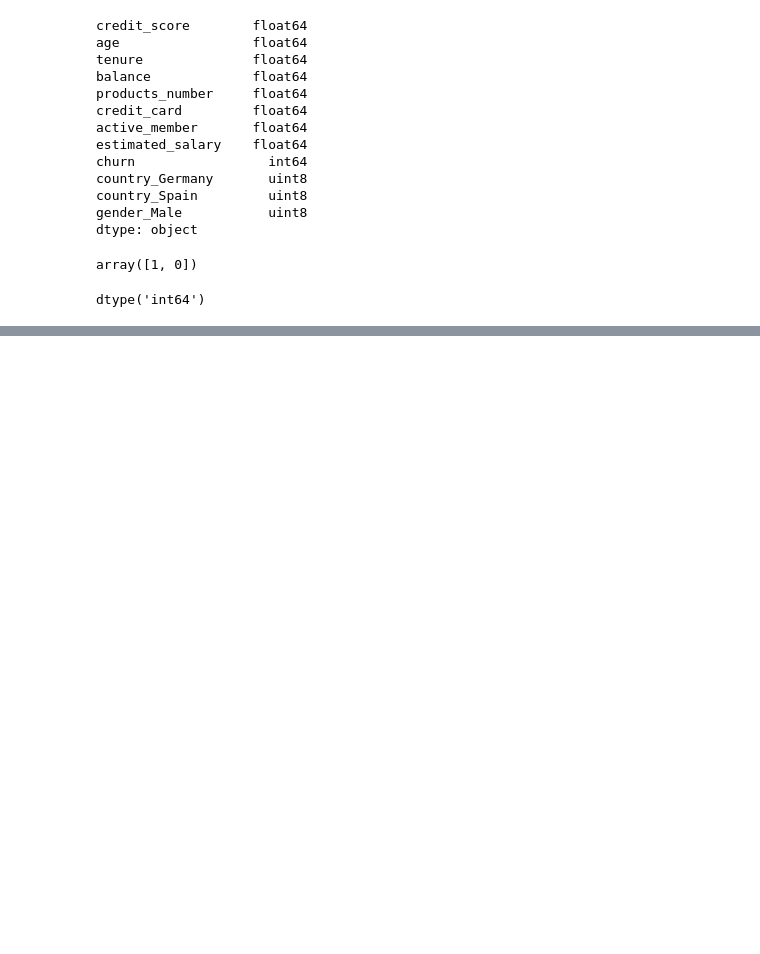
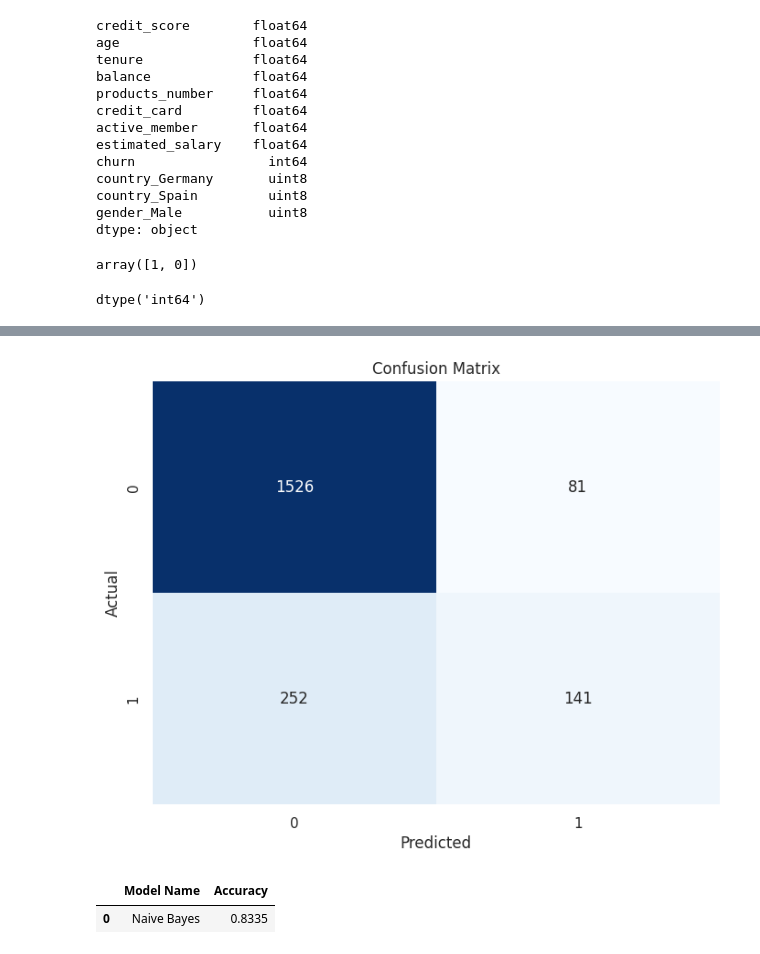
Before and after one commit to DHub6/UAS_DATAMINING, a Jupyter notebook: 201220092_UAS.ipynb, the cells around one changed output, grey strips where cells are left out. Cells and saved outputs as stored; diff of their text form; code cells hidden in the pictures; blank space fills up the shorter version.

```diff
--- a/201220092_UAS.ipynb
+++ b/201220092_UAS.ipynb
@@ -412,0 +490,25 @@ dtype('int64')
+# %%
+# Visualisasi confusion matriks
+conf_matrix = confusion_matrix(y_test, y_pred)
+plt.figure(figsize=(8, 6))
+sns.heatmap(conf_matrix, annot=True, fmt="d", cmap="Blues", cbar=False)
+plt.xlabel("Predicted")
+plt.ylabel("Actual")
+plt.title("Confusion Matrix")
+plt.show()
+# %% [output]
+[figure, added]
+# %%
+# For train data
+model_accuracies_train = {
+    'Naive Bayes': naive_bayes_accuracy
+}
+
+accuracy_data = pd.DataFrame(list(model_accuracies_train.items()), columns=['Model Name', 'Accuracy'])
+
+accuracy_data = accuracy_data.sort_values(by='Accuracy', ascending=False)
+
+accuracy_data
+# %% [output]
+|  | Model Name | Accuracy |
+| 0 | Naive Bayes | 0.8335 |
```
Also changed, not shown: parts of 6 cells of this notebook.
